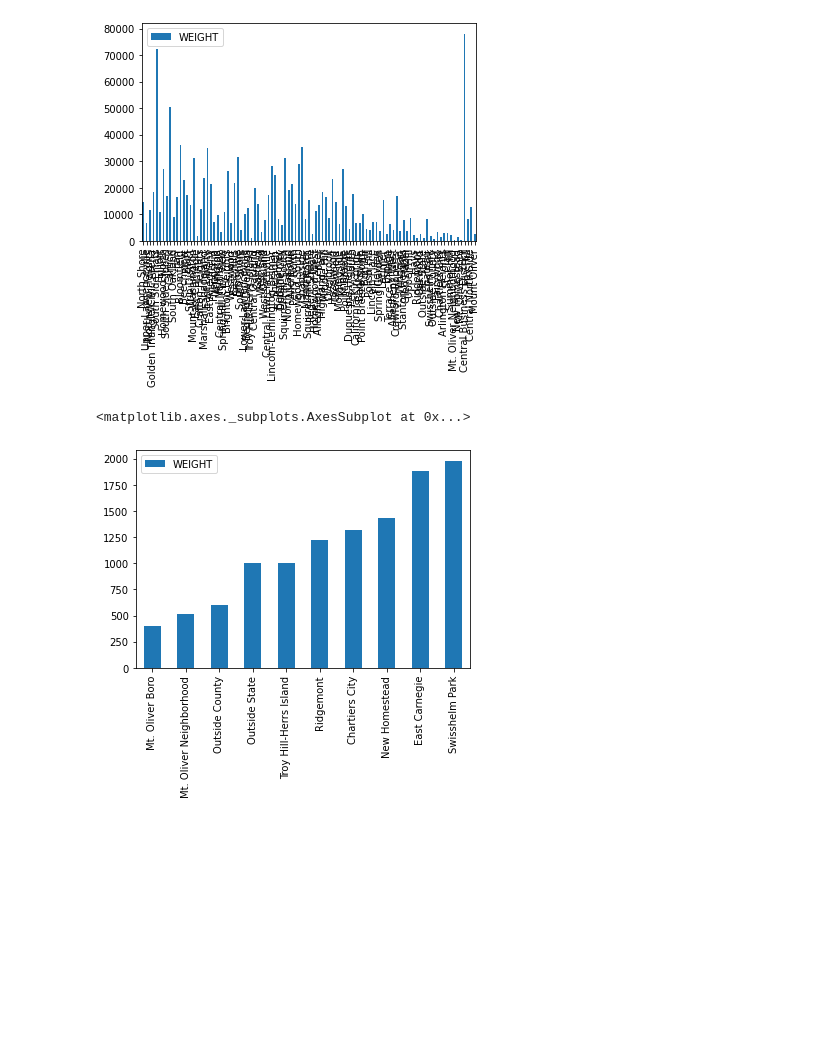
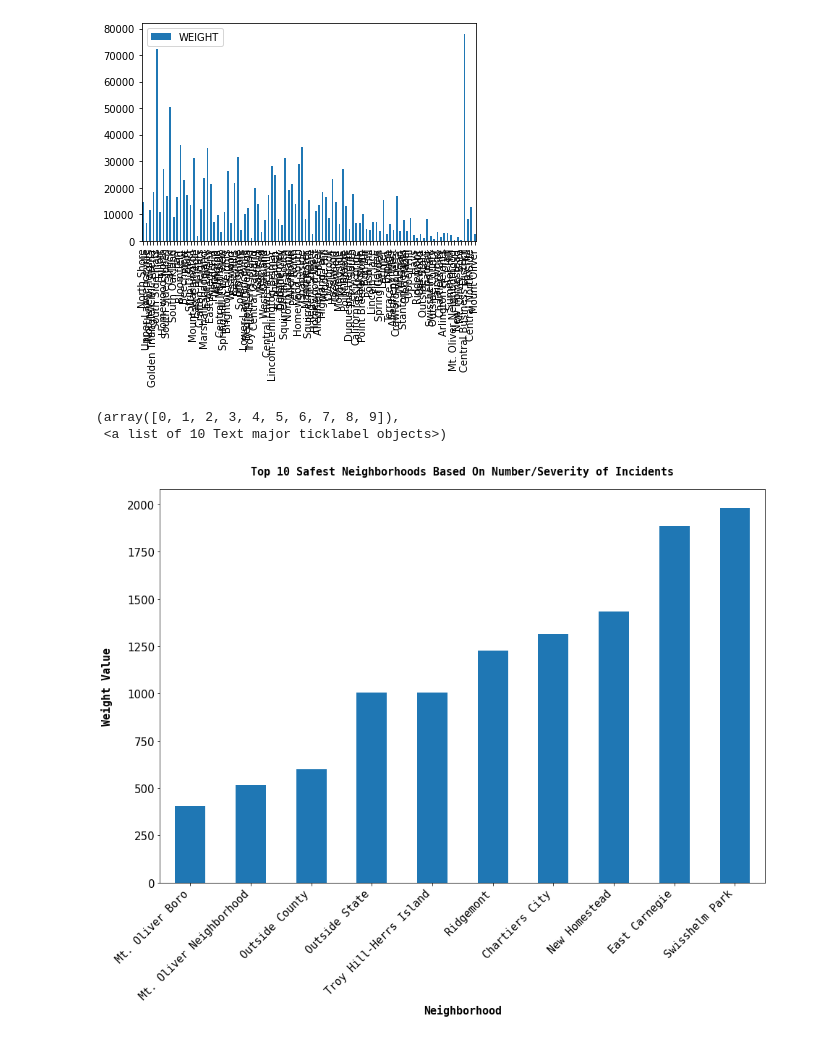
Before and after one commit to laural888/BigIdeasFinalProject, a Jupyter notebook: ink27-safety_analysis.ipynb, the cells around one changed output. Cells and saved outputs as stored; diff of their text form; code cells hidden in the pictures; blank space fills up the shorter version.

```diff
--- a/ink27-safety_analysis.ipynb
+++ b/ink27-safety_analysis.ipynb
@@ -205,12 +172,19 @@ countDF.plot.bar()
 <matplotlib.axes._subplots.AxesSubplot at 0x...>
 [figure]
 # %%
-# a final DataFrame is created which only contains the top 10 safest neighborhoods or the 10 neighborhoods with the smallest weight value and they are displayed on a bar graph
+# a final DataFrame is created which only contains the top 10 safest neighborhoods or the 10 neighborhoods with the smallest weight value
 finalNeighborhoods = countDF.sort_values(by="WEIGHT", ascending=True, ignore_index=False).head(10).copy()
-finalNeighborhoods.plot.bar()
+
+# created a bar graph displaying the 10 safest neighborhoods in Pittsburgh based on the weights calculated from the data set
+finalNeighborhoods.plot(kind="bar", legend=False, figsize = (15,10), fontsize=15)
+plt.title('Top 10 Safest Neighborhoods Based On Number/Severity of Incidents', fontname = 'monospace', fontsize = 15, pad = 20, weight = 'bold')
+plt.xlabel('Neighborhood', fontsize = 15, fontname = 'monospace', weight = 'bold')
+plt.ylabel('Weight Value', fontsize = 15, labelpad = 20, fontname = 'monospace', weight = 'bold')
+plt.xticks(rotation = 45, ha = 'right', fontname = 'monospace', size = 15, weight = 'normal')
 # %% [output]
-<matplotlib.axes._subplots.AxesSubplot at 0x...>
+(array([0, 1, 2, 3, 4, 5, 6, 7, 8, 9]),
+ <a list of 10 Text major ticklabel objects>)
-[figure, old version]
+[figure, new version]
 # %% [markdown]
 ### Conclusion:
 
```
Also changed, not shown: parts of 9 cells of this notebook.
